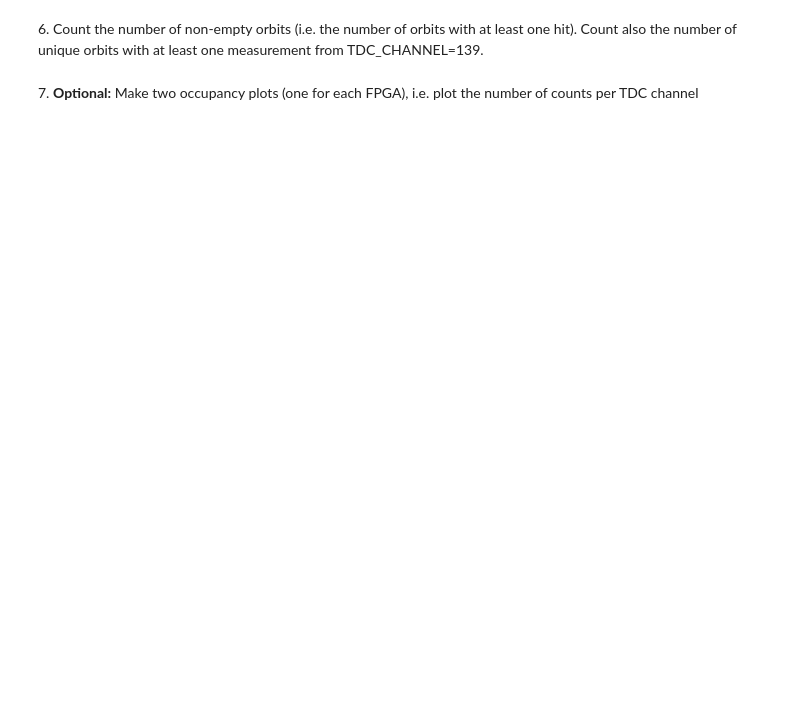
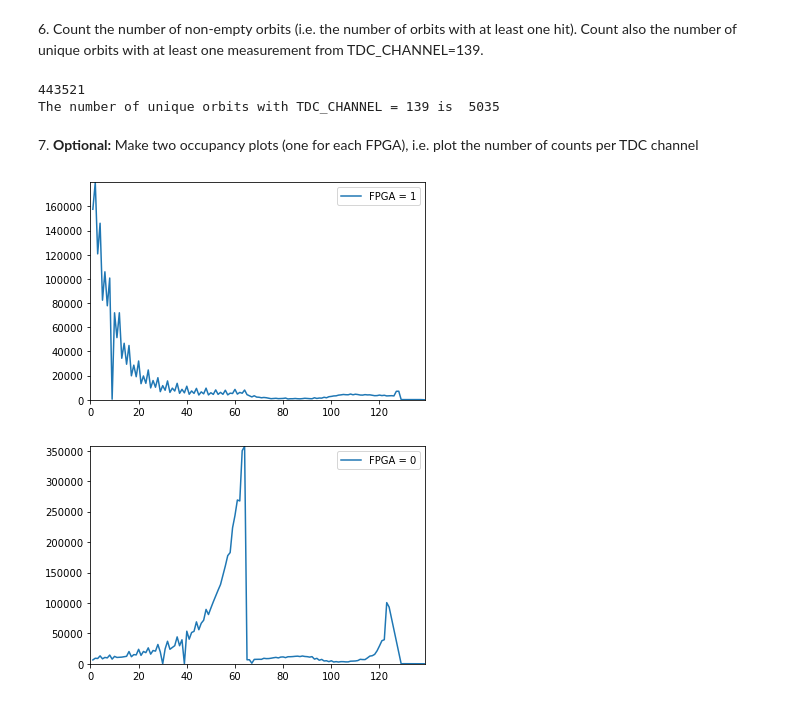
Before and after one commit to zucchett/HighLevelProgramming2021, a Jupyter notebook: 05ex_pandas.ipynb, the cells around one changed output. Saved outputs shown, nothing was run; the diff lists cells and outputs as text; code cells hidden in the pictures; blank space fills up the shorter version.

Commit message:
fixing some exercises

```diff
--- a/05ex_pandas.ipynb
+++ b/05ex_pandas.ipynb
@@ -104,0 +66,17 @@ print(time)
+# %%
+#TDC_MEAS = 25/30 ns
+#BX_COUNTER = 25 ns
+seconds =[]
+#creating a list of the duration of each measurement
+for i in range(N):
+    seconds.append((times[i,0]*x*25 + times[i,1]*25 + times[i,2]*(25/30))*pow(10,-9))
+
+secs = np.mean(seconds) #found the mean of all measurments
+#print(secs)
+hours = np.around(secs//3600)
+print("Hours: ", hours)
+secs %= 3600
+minutes = np.around(secs//60)
+print("Minutes: ",minutes)
+secs %= 60
+print("Seconds: ", np.around(secs))
@@ -105,2 +87,5 @@ print(time)
 # %% [markdown]
 4\. Create a new column with the absolute time in ns (as a combination of the other three columns with timing information) since the beginning of the data acquisition.
+# %%
+data['ABS_SEC'] = secs*pow(10,9) #the list was created in the previous exercise
+data
@@ -109,4 +119,43 @@ print(time)
 # %% [markdown]
 6\. Count the number of non-empty orbits (i.e. the number of orbits with at least one hit). Count also the number of unique orbits with at least one measurement from TDC_CHANNEL=139.
+# %%
+#First request
+dframe = data[data['TDC_MEAS'] != 0] #is this the request of the exercise?
+print(len(dframe.index))
+
+
+#Second request
+df = data[data['TDC_CHANNEL'] == 139]
+unique = df['ORBIT_CNT'].nunique()
+print("The number of unique orbits with TDC_CHANNEL = 139 is ", unique)
+# %% [output]
+443521
+The number of unique orbits with TDC_CHANNEL = 139 is  5035
 # %% [markdown]
 7\. **Optional:** Make two occupancy plots (one for each FPGA), i.e. plot the number of counts per TDC channel
+# %%
+import matplotlib.pyplot as plt
+
+
+dataf1 = data[data['FPGA'] == 1]
+dataf1 = dataf1.groupby(['TDC_CHANNEL']).sum()
+x1 = list(dataf1.index) #list of all the TDC channels
+y1 = dataf1['TDC_MEAS'].tolist() #value of TDC counts for each channel
+
+plt.plot(x1,y1, label = "FPGA = 1")
+plt.axis([0,139,0,max(y1)])
+plt.legend()
+plt.show()
+
+dataf2 = data[data['FPGA'] == 0]
+dataf2 = dataf2.groupby(['TDC_CHANNEL']).sum()
+x2 = list(dataf2.index) #list of all the TDC channels
+y2 = dataf2['TDC_MEAS'].tolist() #value of TDC counts for each channel
+
+plt.plot(x2,y2, label = "FPGA = 0")
+plt.axis([0,139,0,max(y2)])
+plt.legend()
+plt.show()
+# %% [output]
+[figure, added]
+[figure, added]
```
Also changed, not shown: parts of 7 cells of this notebook.
